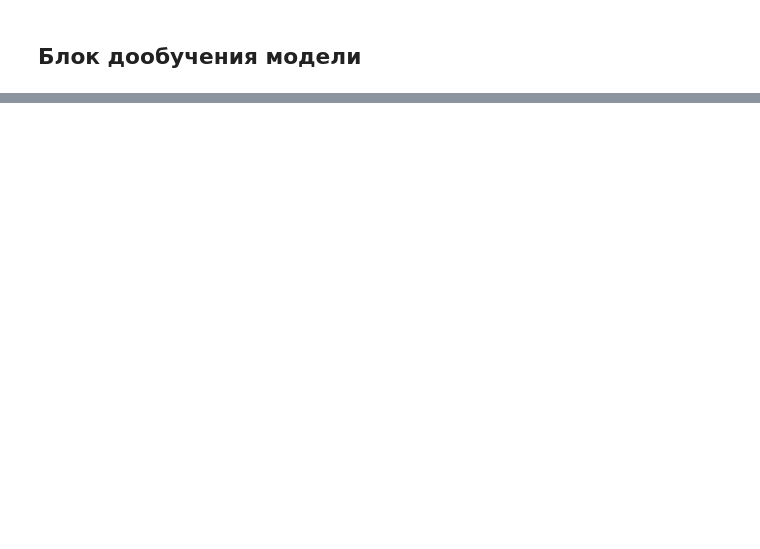
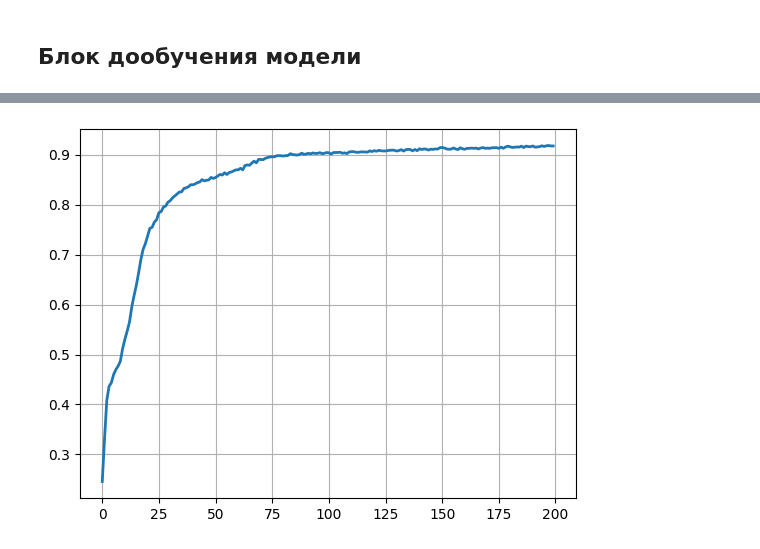
Before and after one commit to Green-seeker-of-interesting/tic-tac-toe, a Jupyter notebook: model/model.ipynb, the cells around one changed output, grey strips where cells are left out. Cells and saved outputs as stored; diff of their text form; code cells hidden in the pictures; blank space fills up the shorter version.

```diff
--- a/model/model.ipynb
+++ b/model/model.ipynb
@@ -137,0 +167,6 @@ Epoch 100/100
+# %%
+fig, ax = plt.subplots()
+ax.plot(history.epoch, history.history['accuracy'], linewidth=2.0)
+plt.grid()
+# %% [output]
+[figure, added]
```
Also changed, not shown: parts of 12 cells of this notebook, 13 other files.
